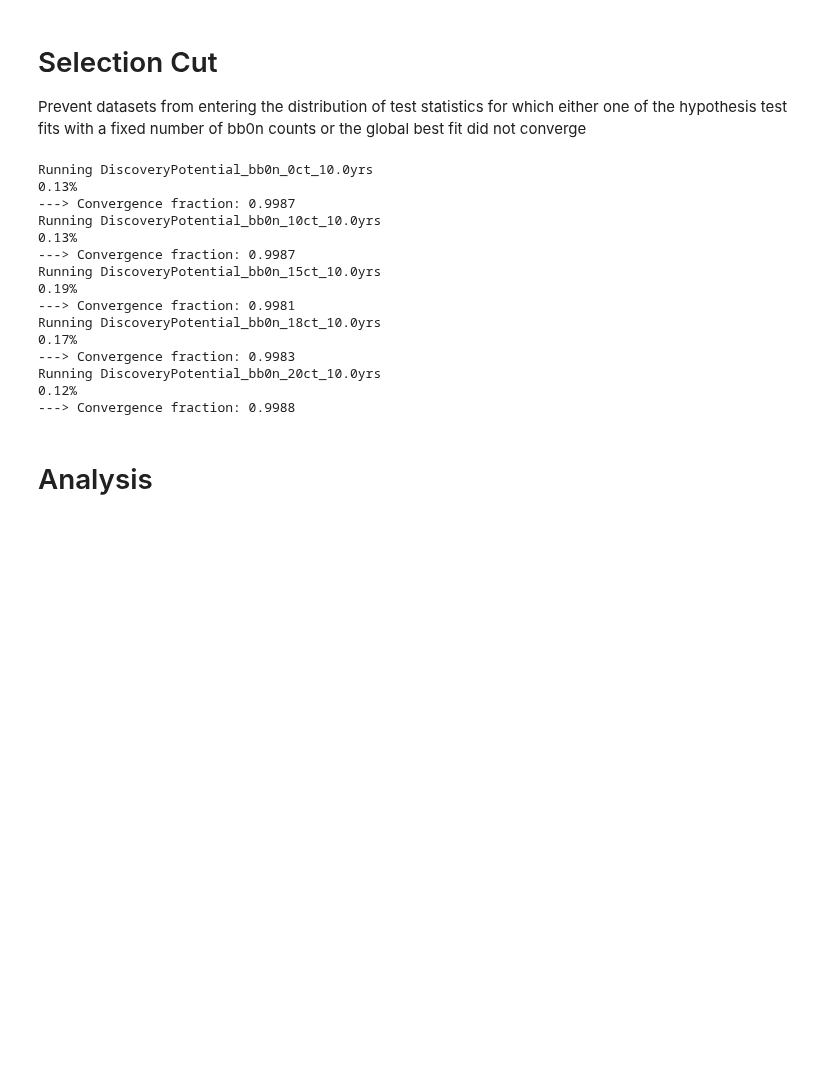
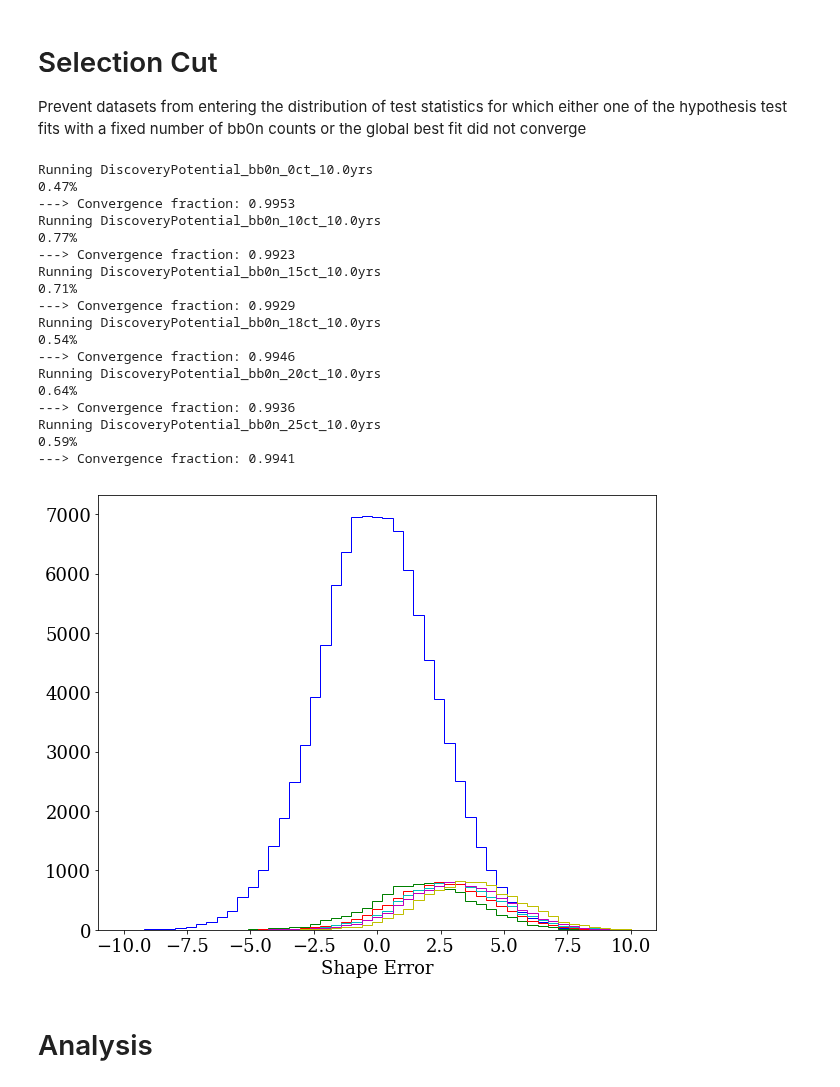
Before and after one commit to YMTheory/sensitivity, a Jupyter notebook: work/SensitivityPaper2020_scripts/DiscoveryPotential/DiscoveryPotentialCalculations.ipynb, the cells around one changed output. Cells and saved outputs as stored; diff of their text form; code cells hidden in the pictures; blank space fills up the shorter version.

```diff
--- a/work/SensitivityPaper2020_scripts/DiscoveryPotential/DiscoveryPotentialCalculations.ipynb
+++ b/work/SensitivityPaper2020_scripts/DiscoveryPotential/DiscoveryPotentialCalculations.ipynb
@@ -123,38 +125,46 @@ Prevent datasets from entering the distribution of test statistics for which eit
 # %%
 maskdict = {}
 
 for Livetime in Livetimes:
     maskdict[Livetime] = {}
     for key, df in dfdict[Livetime].items():
+        shape_error = []
         print('Running {}'.format(key))
         good_fit_mask = []
         counts = 0
         for index,row in df.iterrows():
             if np.sum(row['fixed_fit_acc_covar']) < len(row['fixed_fit_acc_covar'])-1 or not row['best_fit_covar'] or not row['best_fit_converged'] :
                 counts += 1
                 good_fit_mask.append(False)
             else:
                 good_fit_mask.append(True)
-
+#             print(row['fixed_fit_parameters'])
+            shape_error.append(row['fixed_fit_parameters'][0]['Background_Shape_Error'])
+        plt.hist(shape_error, bins=np.linspace(-10,10,50), histtype='step')
+        plt.xlabel('Shape Error')
         maskdict[Livetime][key] = np.array(good_fit_mask)
         print("%.2f%%" % (counts/len(maskdict[Livetime][key])*100.0))
         print('---> Convergence fraction: {:3.4}'.format(np.sum(maskdict[Livetime][key])/len(maskdict[Livetime][key])))
 # %% [output]
 Running DiscoveryPotential_bb0n_0ct_10.0yrs
-0.13%
----> Convergence fraction: 0.9987
+0.47%
+---> Convergence fraction: 0.9953
 Running DiscoveryPotential_bb0n_10ct_10.0yrs
-0.13%
----> Convergence fraction: 0.9987
+0.77%
+---> Convergence fraction: 0.9923
 Running DiscoveryPotential_bb0n_15ct_10.0yrs
-0.19%
----> Convergence fraction: 0.9981
+0.71%
+---> Convergence fraction: 0.9929
 Running DiscoveryPotential_bb0n_18ct_10.0yrs
-0.17%
----> Convergence fraction: 0.9983
+0.54%
+---> Convergence fraction: 0.9946
 Running DiscoveryPotential_bb0n_20ct_10.0yrs
-0.12%
----> Convergence fraction: 0.9988
+0.64%
+---> Convergence fraction: 0.9936
+Running DiscoveryPotential_bb0n_25ct_10.0yrs
+0.59%
+---> Convergence fraction: 0.9941
+[figure, added]
 # %% [markdown]
 # Analysis
 # %%
```
Also changed, not shown: parts of 7 cells of this notebook.
